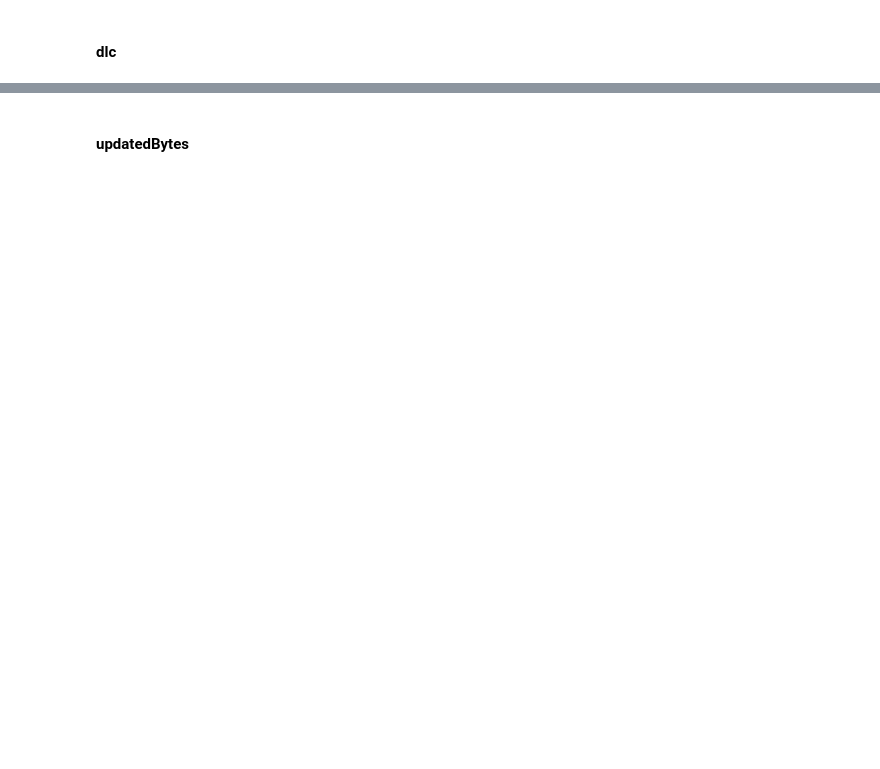
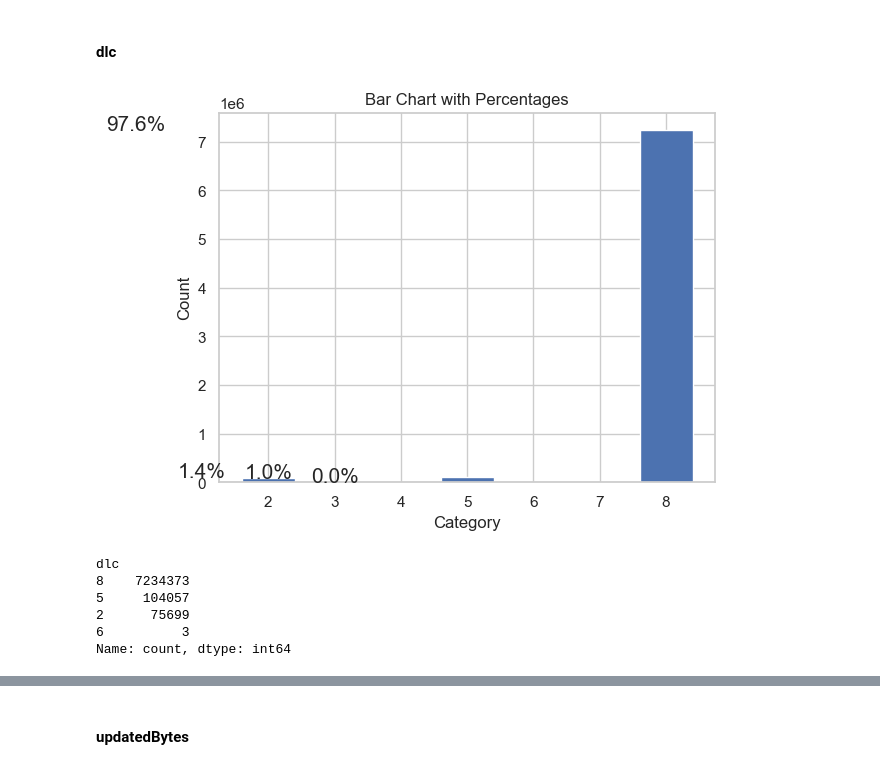
Before and after one commit to FatimeNazliAs/Intrusion-Detection-Systems-using-ML, a Jupyter notebook: notebooks/visualize_data.ipynb, the cells around one changed output, grey strips where cells are left out. Cells and saved outputs as stored; diff of their text form; code cells hidden in the pictures; blank space fills up the shorter version.

```diff
--- a/notebooks/visualize_data.ipynb
+++ b/notebooks/visualize_data.ipynb
@@ -54,7 +33,10 @@ dos_df.head()
+# %%
+all_attack_free_df=pd.concat([attack_free_df,attack_free_in_dos,attack_free_in_fuzzy])
 # %%
 dos_df["attackType"]=1
 fuzzy_df["attackType"]=2
 attack_free_df["attackType"]=0
+all_attack_free_df["attackType"]=0
 # %% [output]
 A value is trying to be set on a copy of a slice from a DataFrame.
 Try using .loc[row_indexer,col_indexer] = value instead
@@ -86,7 +51,7 @@ dtype: object
 # %%
 existing_column_name="datetime"
 dos_df,fuzzy_df,attack_free_df=convert_multiple_dfs_datetime([dos_df,fuzzy_df,attack_free_df],existing_column_name)
-attack_free_df_no_concat=convert_string_datetime_to_datetime(attack_free_df_no_concat,existing_column_name)
+all_attack_free_df=convert_string_datetime_to_datetime(all_attack_free_df,existing_column_name)
 # %% [output]
 A value is trying to be set on a copy of a slice from a DataFrame.
 Try using .loc[row_indexer,col_indexer] = value instead
@@ -254,4 +223,17 @@ plot_hist(attack_free_df_no_concat, "updatedCanId",10)
 # plot_pie_chart(dos_df,"dlc")
 # %%
 # plot_pie_chart(fuzzy_df,"dlc")
+# %%
+plot_bar_chart_of_percentages(all_attack_free_df,"dlc")
+# %% [output]
+[figure, added]
+# %%
+all_attack_free_df["dlc"].value_counts()
+# %% [output]
+dlc
+8    7234373
+5     104057
+2      75699
+6          3
+Name: count, dtype: int64
 # %%
```
Also changed, not shown: parts of 27 cells of this notebook, 7 other files.
